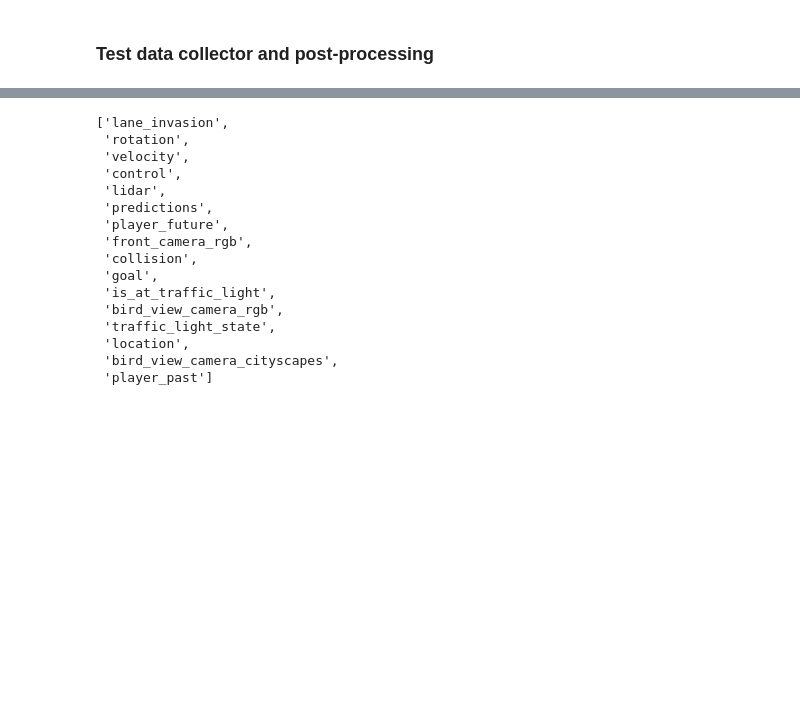
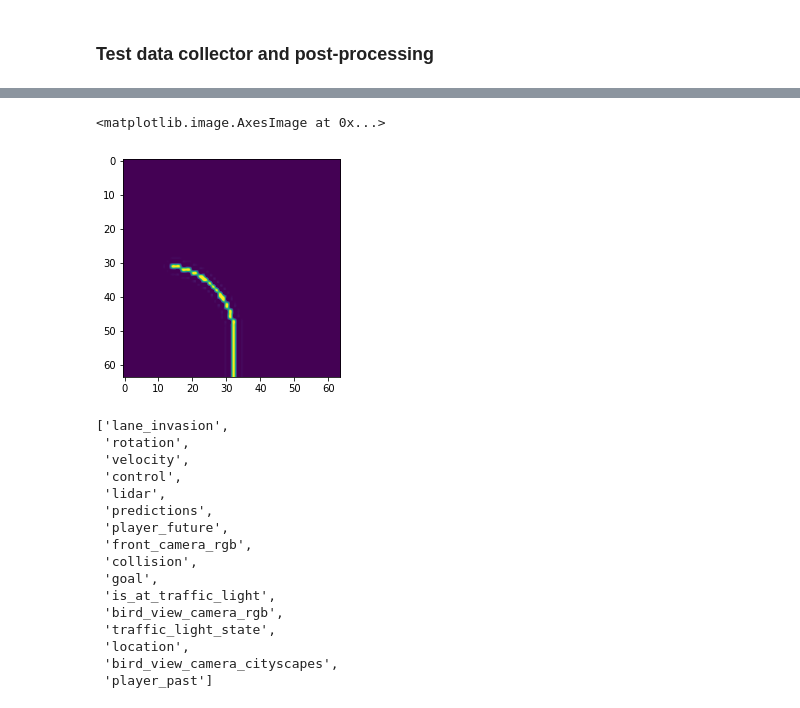
Before and after one commit to weirayao/oatomobile, a Jupyter notebook: oatomobile.ipynb, the cells around one changed output, grey strips where cells are left out. Drawn from its saved outputs; the diff is of its cells as text; code cells hidden in the pictures; blank space fills up the shorter version.

```diff
--- a/oatomobile.ipynb
+++ b/oatomobile.ipynb
@@ -138,3 +175,8 @@ FileNotFoundError: [Errno 2] No such file or directory: 'process_dir/bf88cbd9987
+# %%
+plt.imshow(datum["waypoints_ohe"], interpolation="spline36")
+# %% [output]
+<matplotlib.image.AxesImage at 0x...>
+[figure, added]
 # %%
 datum.files
 # %% [output]
```
Also changed, not shown: parts of 13 cells of this notebook, 3 other files.
